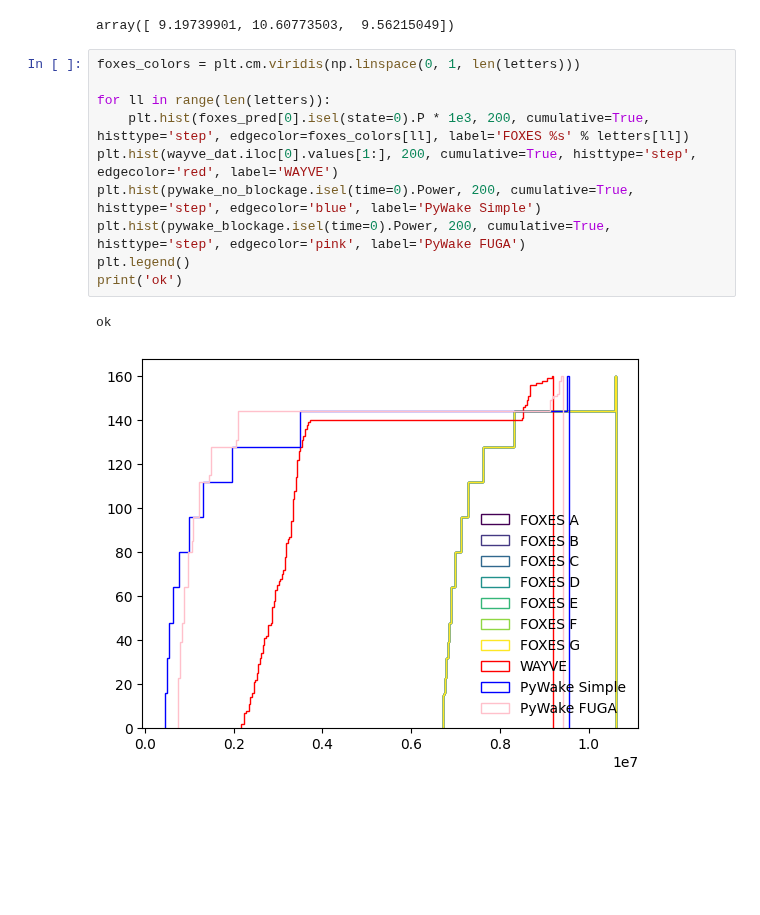
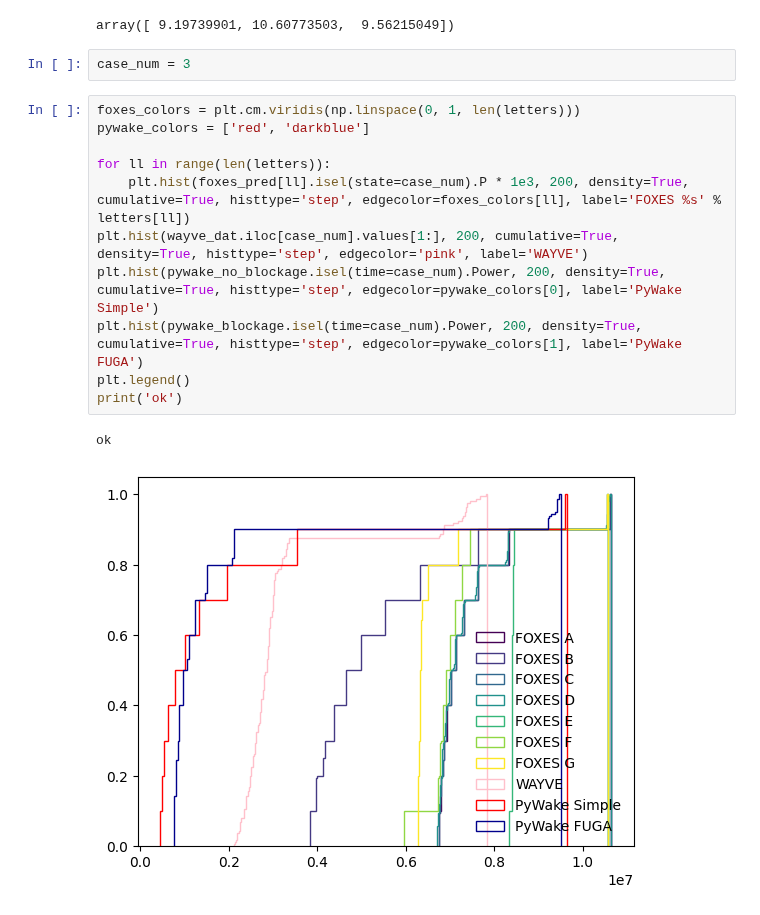
Before and after one commit to bjarketol/WIFA, a Jupyter notebook: vnv/uq_validation/validation_predictions/compare_predictions.ipynb, the cells around one changed output. Drawn from its saved outputs; the diff is of its cells as text; blank space fills up the shorter version.

Commit message:
show all foxes cases

```diff
--- a/vnv/uq_validation/validation_predictions/compare_predictions.ipynb
+++ b/vnv/uq_validation/validation_predictions/compare_predictions.ipynb
@@ -40,16 +40,19 @@ wayve_dat = pd.read_csv('WAYVE/power_windio_les_validation_wayve.csv')
 np.array([wayve_dat.iloc[0].values[1:].max(), 1e3 * foxes_pred[0].isel(state=0).P.values.max(),  pywake_no_blockage.isel(time=0).Power.values.max()]) / 1e6
 # %% [output]
 array([ 9.19739901, 10.60773503,  9.56215049])
+# %%
+case_num = 3
 # %%
 foxes_colors = plt.cm.viridis(np.linspace(0, 1, len(letters)))
+pywake_colors = ['red', 'darkblue']
 
 for ll in range(len(letters)):
-    plt.hist(foxes_pred[0].isel(state=0).P * 1e3, 200, cumulative=True, histtype='step', edgecolor=foxes_colors[ll], label='FOXES %s' % letters[ll])
-plt.hist(wayve_dat.iloc[0].values[1:], 200, cumulative=True, histtype='step', edgecolor='red', label='WAYVE')
-plt.hist(pywake_no_blockage.isel(time=0).Power, 200, cumulative=True, histtype='step', edgecolor='blue', label='PyWake Simple')
-plt.hist(pywake_blockage.isel(time=0).Power, 200, cumulative=True, histtype='step', edgecolor='pink', label='PyWake FUGA')
+    plt.hist(foxes_pred[ll].isel(state=case_num).P * 1e3, 200, density=True, cumulative=True, histtype='step', edgecolor=foxes_colors[ll], label='FOXES %s' % letters[ll])
+plt.hist(wayve_dat.iloc[case_num].values[1:], 200, cumulative=True, density=True, histtype='step', edgecolor='pink', label='WAYVE')
+plt.hist(pywake_no_blockage.isel(time=case_num).Power, 200, density=True, cumulative=True, histtype='step', edgecolor=pywake_colors[0], label='PyWake Simple')
+plt.hist(pywake_blockage.isel(time=case_num).Power, 200, density=True, cumulative=True, histtype='step', edgecolor=pywake_colors[1], label='PyWake FUGA')
 plt.legend()
 print('ok')
 # %% [output]
 ok
-[figure, old version]
+[figure, new version]
```
Also changed, not shown: parts of 6 cells of this notebook.
